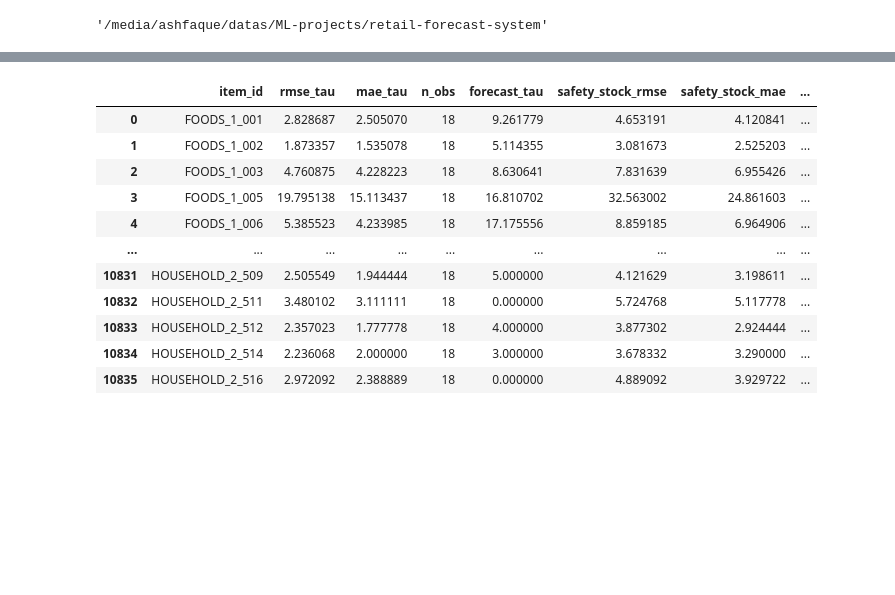
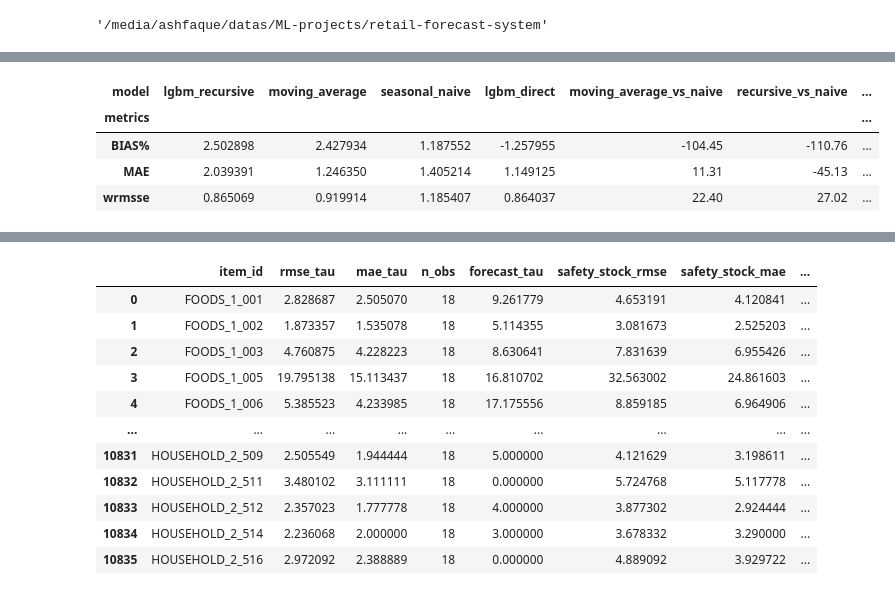
Before and after one commit to ashfaque-tk/retail-demand-forecast, a Jupyter notebook: notebooks/05_testing_results.ipynb, the cells around one changed output, grey strips where cells are left out. Cells and saved outputs as stored; diff of their text form; code cells hidden in the pictures; blank space fills up the shorter version.

```diff
--- a/notebooks/05_testing_results.ipynb
+++ b/notebooks/05_testing_results.ipynb
@@ -814,3 +128,11 @@ Inspect the window-by-window results before selecting the final deployment model
+# %%
+fva_df
+# %% [output]
+| model | lgbm_recursive | moving_average | seasonal_naive | lgbm_direct | moving_average_vs_naive | recursive_vs_naive | ... |
+| metrics |  |  |  |  |  |  | ... |
+| BIAS% | 2.502898 | 2.427934 | 1.187552 | -1.257955 | -104.45 | -110.76 | ... |
+| MAE | 2.039391 | 1.246350 | 1.405214 | 1.149125 | 11.31 | -45.13 | ... |
+| wrmsse | 0.865069 | 0.919914 | 1.185407 | 0.864037 | 22.40 | 27.02 | ... |
 # %%
 Deployment_dir = MODELS_DIR /'deployments/deployment_1788773717'
 
```
Also changed, not shown: parts of 16 cells of this notebook, 2 other files.
